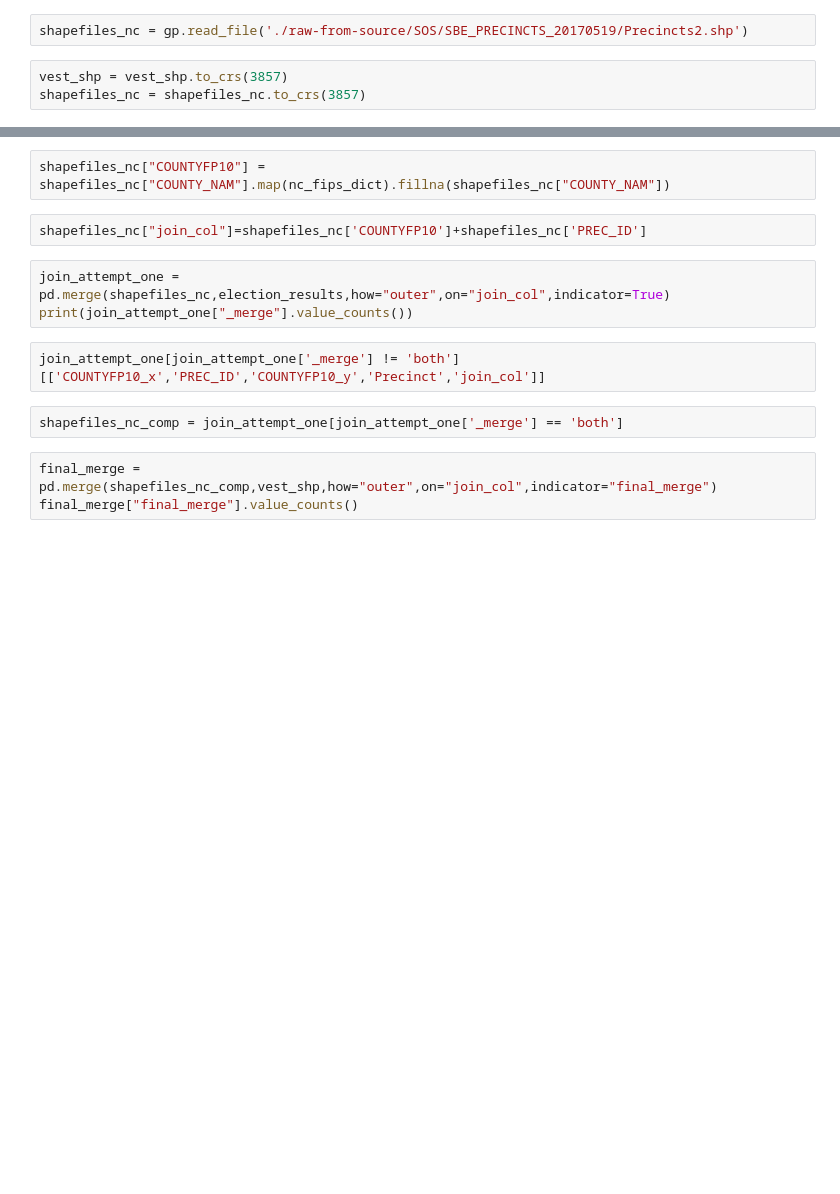
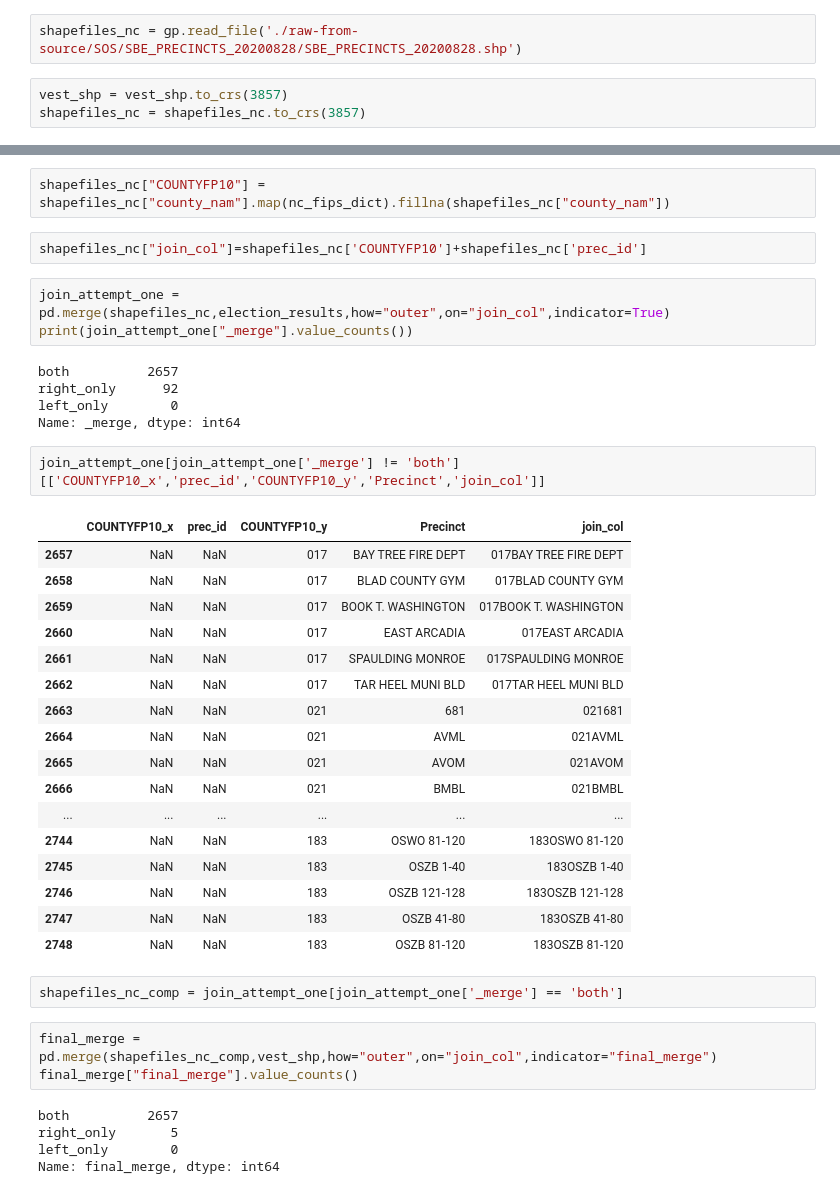
Before and after one commit to nonpartisan-redistricting-datahub/pdv-nc, a Jupyter notebook: vest-nc-2020/nc_vest_2020.ipynb, the cells around one changed output, grey strips where cells are left out. Saved outputs shown, nothing was run; the diff lists cells and outputs as text; blank space fills up the shorter version.

```diff
--- a/vest-nc-2020/nc_vest_2020.ipynb
+++ b/vest-nc-2020/nc_vest_2020.ipynb
@@ -657,7 +684,7 @@ source-https://dl.ncsbe.gov/?prefix=PrecinctMaps/ https://www.ncsbe.gov/results-
 # %% [markdown]
 ### Precinct Shapefiles
 # %%
-shapefiles_nc = gp.read_file('./raw-from-source/SOS/SBE_PRECINCTS_20170519/Precincts2.shp')
+shapefiles_nc = gp.read_file('./raw-from-source/SOS/SBE_PRECINCTS_20200828/SBE_PRECINCTS_20200828.shp')
 # %%
 vest_shp = vest_shp.to_crs(3857)
 shapefiles_nc = shapefiles_nc.to_crs(3857)
@@ -674,14 +713,42 @@ vest_shp.boundary.plot(figsize=(20,20),ax=ax,color="red")
 # %%
-shapefiles_nc["COUNTYFP10"] = shapefiles_nc["COUNTY_NAM"].map(nc_fips_dict).fillna(shapefiles_nc["COUNTY_NAM"])
+shapefiles_nc["COUNTYFP10"] = shapefiles_nc["county_nam"].map(nc_fips_dict).fillna(shapefiles_nc["county_nam"])
 # %%
-shapefiles_nc["join_col"]=shapefiles_nc['COUNTYFP10']+shapefiles_nc['PREC_ID']
+shapefiles_nc["join_col"]=shapefiles_nc['COUNTYFP10']+shapefiles_nc['prec_id']
 # %%
 join_attempt_one = pd.merge(shapefiles_nc,election_results,how="outer",on="join_col",indicator=True)
 print(join_attempt_one["_merge"].value_counts())
+# %% [output]
+both          2657
+right_only      92
+left_only        0
+Name: _merge, dtype: int64
 # %%
-join_attempt_one[join_attempt_one['_merge'] != 'both'][['COUNTYFP10_x','PREC_ID','COUNTYFP10_y','Precinct','join_col']]
+join_attempt_one[join_attempt_one['_merge'] != 'both'][['COUNTYFP10_x','prec_id','COUNTYFP10_y','Precinct','join_col']]
+# %% [output]
+|  | COUNTYFP10_x | prec_id | COUNTYFP10_y | Precinct | join_col |
+| 2657 | NaN | NaN | 017 | BAY TREE FIRE DEPT | 017BAY TREE FIRE DEPT |
+| 2658 | NaN | NaN | 017 | BLAD COUNTY GYM | 017BLAD COUNTY GYM |
+| 2659 | NaN | NaN | 017 | BOOK T. WASHINGTON | 017BOOK T. WASHINGTON |
+| 2660 | NaN | NaN | 017 | EAST ARCADIA | 017EAST ARCADIA |
+| 2661 | NaN | NaN | 017 | SPAULDING MONROE | 017SPAULDING MONROE |
+| 2662 | NaN | NaN | 017 | TAR HEEL MUNI BLD | 017TAR HEEL MUNI BLD |
+| 2663 | NaN | NaN | 021 | 681 | 021681 |
+| 2664 | NaN | NaN | 021 | AVML | 021AVML |
+| 2665 | NaN | NaN | 021 | AVOM | 021AVOM |
+| 2666 | NaN | NaN | 021 | BMBL | 021BMBL |
+| ... | ... | ... | ... | ... | ... |
+| 2744 | NaN | NaN | 183 | OSWO 81-120 | 183OSWO 81-120 |
+| 2745 | NaN | NaN | 183 | OSZB 1-40 | 183OSZB 1-40 |
+| 2746 | NaN | NaN | 183 | OSZB 121-128 | 183OSZB 121-128 |
+| 2747 | NaN | NaN | 183 | OSZB 41-80 | 183OSZB 41-80 |
+| 2748 | NaN | NaN | 183 | OSZB 81-120 | 183OSZB 81-120 |
 # %%
 shapefiles_nc_comp = join_attempt_one[join_attempt_one['_merge'] == 'both']
 # %%
 final_merge = pd.merge(shapefiles_nc_comp,vest_shp,how="outer",on="join_col",indicator="final_merge")
 final_merge["final_merge"].value_counts()
+# %% [output]
+both          2657
+right_only       5
+left_only        0
+Name: final_merge, dtype: int64
```
Also changed, not shown: parts of 23 cells of this notebook.
